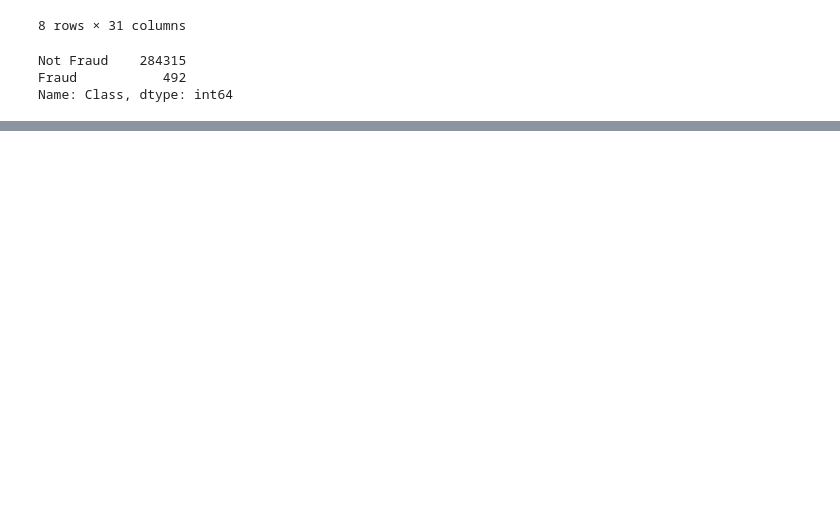
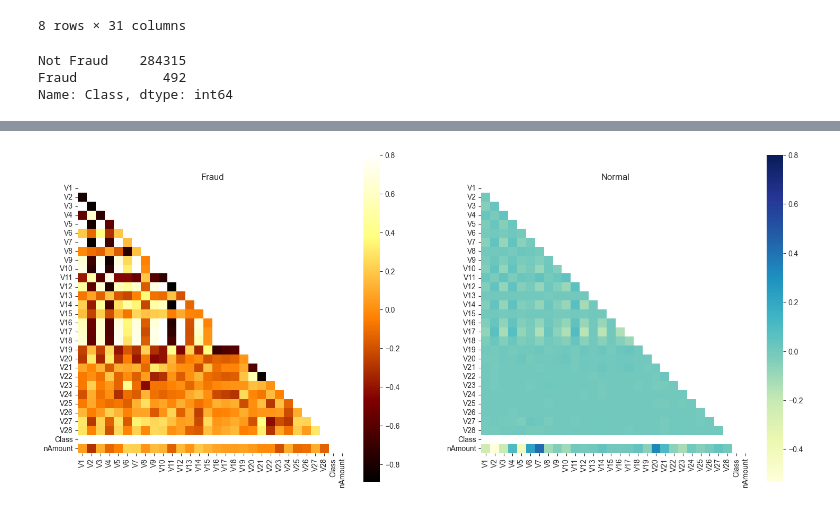
Before and after one commit to david-meltzer/ML_finance, a Jupyter notebook: personal/credit_card_fraud.ipynb, the cells around one changed output, grey strips where cells are left out. Cells and saved outputs as stored; diff of their text form; code cells hidden in the pictures; blank space fills up the shorter version.

```diff
--- a/personal/credit_card_fraud.ipynb
+++ b/personal/credit_card_fraud.ipynb
@@ -96,0 +175,22 @@ plt.show()
+# %%
+# Correlation matrix
+f, (ax1, ax2) = plt.subplots(1,2,figsize =(18, 8))
+corr = df_train.corr()
+mask = np.zeros_like(corr, dtype=np.bool)
+mask[np.triu_indices_from(mask)] = True
+sns.heatmap((df_train.loc[df_train['Class'] ==1]).corr(),
+            vmax = .8, square=True,
+            ax = ax1,
+            cmap = 'afmhot',
+            mask=mask);
+
+ax1.set_title('Fraud');
+sns.heatmap((df_train.loc[df_train['Class'] ==0]).corr(),
+            vmax = .8, square=True,
+            ax = ax2,
+            cmap = 'YlGnBu',
+            mask=mask);
+ax2.set_title('Normal');
+plt.show()
+# %% [output]
+[figure, added]
```
Also changed, not shown: parts of 42 cells of this notebook, 9 other files.
